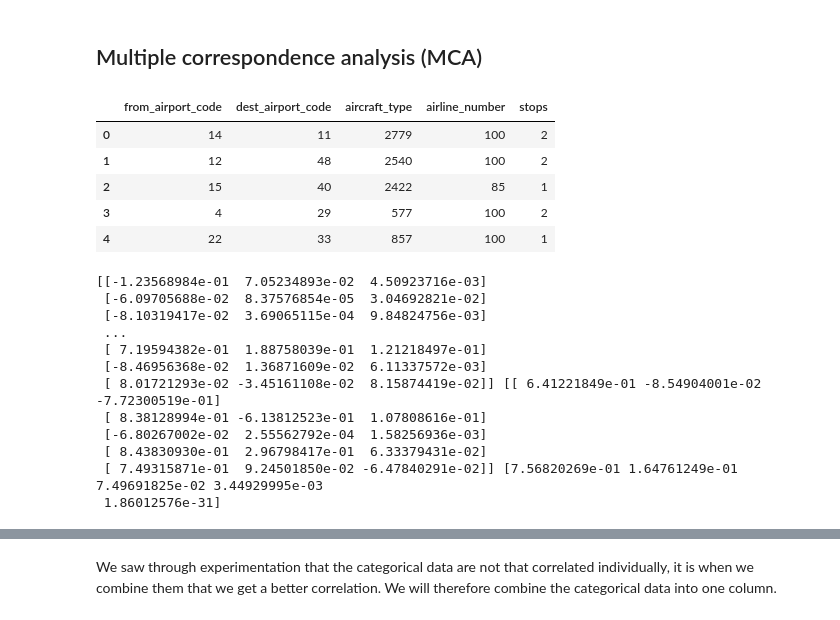
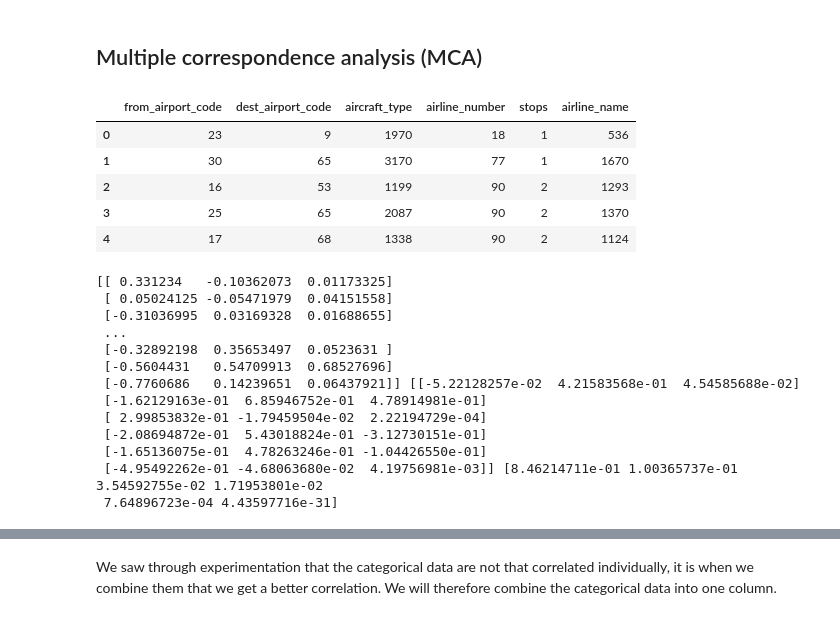
Before and after one commit to pashioya/dimension-reduction-dynamos, a Jupyter notebook: Machine Learning/data-preprocessing/data_pre-processing.ipynb, the cells around one changed output, grey strips where cells are left out. Drawn from its saved outputs; the diff is of its cells as text; code cells hidden in the pictures.

```diff
--- a/Machine Learning/data-preprocessing/data_pre-processing.ipynb
+++ b/Machine Learning/data-preprocessing/data_pre-processing.ipynb
@@ -153,16 +155,6 @@ for i, row in data[data['price'].isnull()].iterrows():
     if subset['price'].isnull().sum() != subset.shape[0]:
         avg_price = subset['price'].mean()
         data.loc[i, 'price'] = avg_price
-# %%
-for i, row in data[data['co2_emissions'].isnull()].iterrows():
-    subset = full_data[(full_data['from_airport_code'] == row['from_airport_code']) &
-              (full_data['dest_airport_code'] == row['dest_airport_code']) &
-              (full_data['stops'] == row['stops']) &
-              (full_data['airline_number'] == row['airline_number'])]
-
-    if subset['co2_emissions'].isnull().sum() != subset.shape[0]:
-        avg_co2_emissions = subset['co2_emissions'].mean()
-        data.loc[i, 'co2_emissions'] = avg_co2_emissions
 # %% [markdown]
 We can see that for some routes and number of stops, there are no values for the avg co2 emissions and the co2 percentage. We will fill these values with the average co2 emissions and co2 percentage for the given route and number of stops.
 # %%
@@ -195,5 +187,5 @@ After doing some research, we found that trips with the same duration, number of
 # %%
-data = data.drop(['avg_co2_emission_for_this_route','co2_percentage'], axis=1)
+data = data.drop(['avg_co2_emission_for_this_route'], axis=1)
 # %%
 pd.DataFrame({
     'Na amount': data.isna().sum(),
@@ -293,7 +256,7 @@ memory usage: 625.1+ KB
 # %% [markdown]
 ## Fix the data types of the columns
 # %%
-data_deleted_na[['from_airport_code', 'dest_airport_code','aircraft_type','airline_number', 'stops']] = data_deleted_na[['from_airport_code', 'dest_airport_code','aircraft_type','airline_number', 'stops']].astype('category')
+data_deleted_na[['from_airport_code', 'dest_airport_code','aircraft_type','airline_number', 'stops', 'airline_name']] = data_deleted_na[['from_airport_code', 'dest_airport_code','aircraft_type','airline_number', 'stops', 'airline_name']].astype('category')
 data_deleted_na.info()
 # %% [output]
 <class 'pandas.core.frame.DataFrame'>
@@ -326,6 +289,7 @@ data_deleted_na['dest_airport_code'] = label_encoder.fit_transform(data_deleted_
 data_deleted_na['aircraft_type'] = label_encoder.fit_transform(data_deleted_na['aircraft_type'])
 data_deleted_na['airline_number'] = label_encoder.fit_transform(data_deleted_na['airline_number'])
 data_deleted_na['stops'] = label_encoder.fit_transform(data_deleted_na['stops'])
+data_deleted_na['airline_name'] = label_encoder.fit_transform(data_deleted_na['airline_name'])
 
 data_deleted_na.head()
 # %% [output]
@@ -396,17 +360,17 @@ train_data_deleted_na.head(), validation_data_deleted_na.head()
 # %% [markdown]
 ## Multiple correspondence analysis (MCA)
 # %%
-data_deleted_na[['from_airport_code', 'dest_airport_code','aircraft_type','airline_number', 'stops']].head()
+data_deleted_na[['from_airport_code', 'dest_airport_code','aircraft_type','airline_number', 'stops', 'airline_name']].head()
 # %% [output]
-|  | from_airport_code | dest_airport_code | aircraft_type | airline_number | stops |
-| 0 | 14 | 11 | 2779 | 100 | 2 |
-| 1 | 12 | 48 | 2540 | 100 | 2 |
-| 2 | 15 | 40 | 2422 | 85 | 1 |
-| 3 | 4 | 29 | 577 | 100 | 2 |
-| 4 | 22 | 33 | 857 | 100 | 1 |
+|  | from_airport_code | dest_airport_code | aircraft_type | airline_number | stops | airline_name |
+| 0 | 23 | 9 | 1970 | 18 | 1 | 536 |
+| 1 | 30 | 65 | 3170 | 77 | 1 | 1670 |
+| 2 | 16 | 53 | 1199 | 90 | 2 | 1293 |
+| 3 | 25 | 65 | 2087 | 90 | 2 | 1370 |
+| 4 | 17 | 68 | 1338 | 90 | 2 | 1124 |
 # %%
 # Assuming 'data_encoded' is your DataFrame with encoded categorical features
-mca_model = MCA(data_deleted_na[['from_airport_code', 'dest_airport_code', 'aircraft_type', 'airline_number', 'stops']], benzecri=False, TOL=1e-4)
+mca_model = MCA(data_deleted_na[['from_airport_code', 'dest_airport_code', 'aircraft_type', 'airline_number', 'stops', 'airline_name']], benzecri=False, TOL=1e-4)
 
 # Access the results, including coordinates for rows and columns
 row_coordinates = mca_model.fs_r(N=3)  # Row coordinates for the first 3 dimensions
@@ -415,18 +379,19 @@ explained_variance = mca_model.expl_var(greenacre=False)
 
 print(row_coordinates, column_coordinates, explained_variance)
 # %% [output]
-[[-1.23568984e-01  7.05234893e-02  4.50923716e-03]
- [-6.09705688e-02  8.37576854e-05  3.04692821e-02]
- [-8.10319417e-02  3.69065115e-04  9.84824756e-03]
+[[ 0.331234   -0.10362073  0.01173325]
+ [ 0.05024125 -0.05471979  0.04151558]
+ [-0.31036995  0.03169328  0.01688655]
  ...
- [ 7.19594382e-01  1.88758039e-01  1.21218497e-01]
- [-8.46956368e-02  1.36871609e-02  6.11337572e-03]
- [ 8.01721293e-02 -3.45161108e-02  8.15874419e-02]] [[ 6.41221849e-01 -8.54904001e-02 -7.72300519e-01]
- [ 8.38128994e-01 -6.13812523e-01  1.07808616e-01]
- [-6.80267002e-02  2.55562792e-04  1.58256936e-03]
- [ 8.43830930e-01  2.96798417e-01  6.33379431e-02]
- [ 7.49315871e-01  9.24501850e-02 -6.47840291e-02]] [7.56820269e-01 1.64761249e-01 7.49691825e-02 3.44929995e-03
- 1.86012576e-31]
+ [-0.32892198  0.35653497  0.0523631 ]
+ [-0.5604431   0.54709913  0.68527696]
+ [-0.7760686   0.14239651  0.06437921]] [[-5.22128257e-02  4.21583568e-01  4.54585688e-02]
+ [-1.62129163e-01  6.85946752e-01  4.78914981e-01]
+ [ 2.99853832e-01 -1.79459504e-02  2.22194729e-04]
+ [-2.08694872e-01  5.43018824e-01 -3.12730151e-01]
+ [-1.65136075e-01  4.78263246e-01 -1.04426550e-01]
+ [-4.95492262e-01 -4.68063680e-02  4.19756981e-03]] [8.46214711e-01 1.00365737e-01 3.54592755e-02 1.71953801e-02
+ 7.64896723e-04 4.43597716e-31]
 # %%
 # Assuming 'data_encoded' is the original DataFrame with encoded categorical features
 fig = plt.figure(figsize=(10, 8))
```
Also changed, not shown: parts of 15 cells of this notebook.
